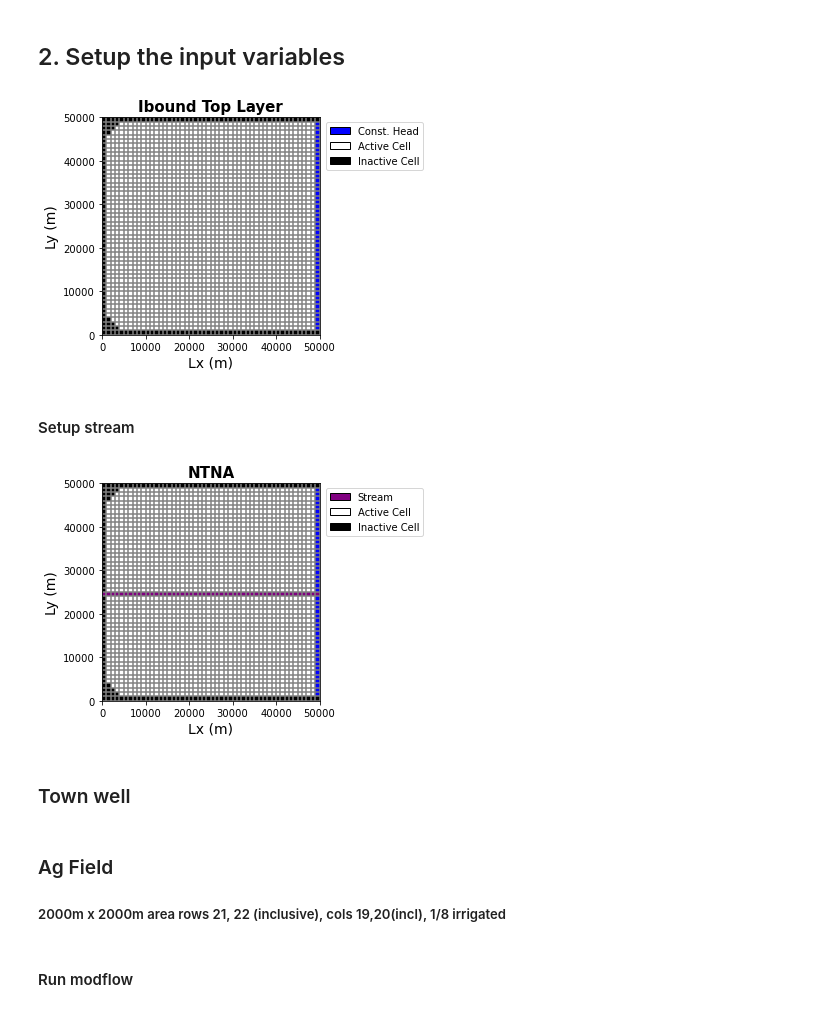
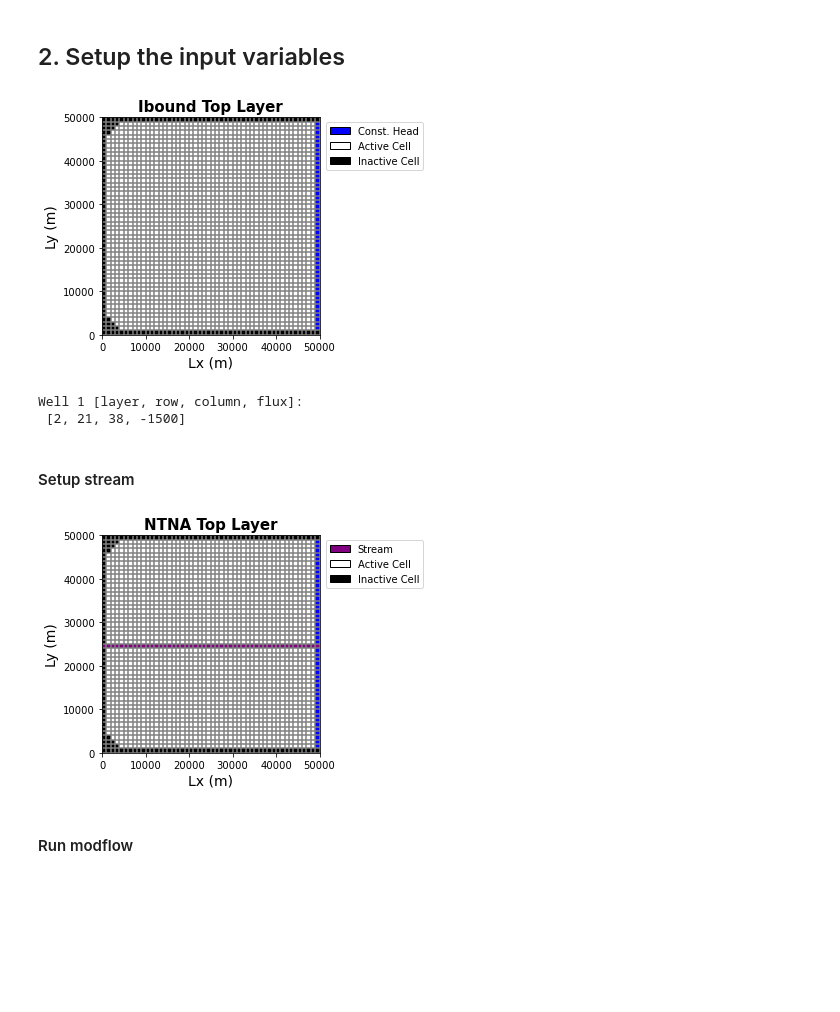
Before and after one commit to GW-modelling-Spring2022/homework-akahler03, a Jupyter notebook: Working/HW12_WatershedModel/COPY_HW12_restart_HW10.ipynb, the cells around one changed output. Cells and saved outputs as stored; diff of their text form; code cells hidden in the pictures; blank space fills up the shorter version.

```diff
--- a/Working/HW12_WatershedModel/COPY_HW12_restart_HW10.ipynb
+++ b/Working/HW12_WatershedModel/COPY_HW12_restart_HW10.ipynb
@@ -228,8 +234,37 @@ plt.show(modelmap)
 #print("Well 1 [layer, row, column, flux]: \n", well_1)
 #wel_spd = {0: [well_1]} #putting the well in the bottom layer
 #wel = flopy.modflow.ModflowWel(model=m1, stress_period_data=wel_spd)
+
+# Town well (m3/day)
+townwell_row = 21
+townwell_col = 38
+townwell_Q = -1500    #m3/day
+townwell_layer = 2
+
+townwell_loc = (townwell_layer,townwell_row,townwell_col) #Well loc should be layer, row, column
+well_1 = [i for i in townwell_loc] + [townwell_Q]
+print("Well 1 [layer, row, column, flux]: \n", well_1)
+wel_spd = {0: [well_1]} #putting the well in the bottom layer
+wel = flopy.modflow.ModflowWel(model=m1, stress_period_data=wel_spd)
+
+# Ag well (m3/day)
+agwell_row = 12
+agwell_col = 14
+agwell_layer = 0
+Q_wheat = -3000
+Q_pist = -4500
+Q_cott = -6000
+
+#Output control - OC
+spd = {(0,0):['print head', 'print budget', 'save head', 'save budget']} #create a dictionary for stress period data, where key (0,0) is associated with value ['print...']
+oc = flopy.modflow.ModflowOc(model=m1, stress_period_data=spd, compact=True)
+
+#Numerical solver - pcg
+pcg = flopy.modflow.ModflowPcg(model=m1)
 # %% [output]
 [figure]
+Well 1 [layer, row, column, flux]:
+ [2, 21, 38, -1500]
 # %% [markdown]
 #### Setup stream
 # %%
@@ -319,35 +354,32 @@ str_segd = {0: seg_info}  #save the stream info in a segment dictionary
 strm = flopy.modflow.mfstr.ModflowStr(m1, mxacts=nreach, nss=nseg, ntrib=ntrib, ndiv=0,icalc=icalc, const=const, ipakcb=53, istcb2=53, dtype=None, stress_period_data=str_spd, segment_data=str_segd, extension='str')
 
 #Layer properties - lpf
 lpf = flopy.modflow.ModflowLpf(m1, laytyp=uncnf, hk=Kh,
                                vka=Kz, ss=Ss,
                                sy=Sy,storagecoefficient=True, ipakcb=53)
 
 #Recharge
 rech_zone = np.zeros((nrow,ncol))               #define an array of zeros of dim (nrow,ncol)
 #rech_zone[:,0:16] = recharge                   #recharge only occurs in 15 leftmost columns
 
 #Ag recharge
 rech_zone[21:23,:] = 1/8 * recharge     #inclusive
 rech_zone[:,19:21] = 1/8 * recharge     #inclusive
 
-
 rch = flopy.modflow.mfrch.ModflowRch(model=m1, rech=rech_zone, ipakcb=53)     #create rch object
 
 #Plot model grid with stream
 modelmap = flopy.plot.PlotMapView(model=m1, layer=0)
 grid=modelmap.plot_grid()
 ib = modelmap.plot_ibound()
 plt.xlabel('Lx (m)', fontsize=14)
 plt.ylabel('Ly (m)', fontsize=14)
-plt.title('NTNA', fontsize=15, fontweight='bold')
+plt.title('NTNA Top Layer', fontsize=15, fontweight='bold')
 str_m = modelmap.plot_bc('STR')
 plt.legend(handles=[mp.patches.Patch(color='purple',label='Stream', ec='black'),
        mp.patches.Patch(color='white',label='Active Cell',ec='black'),
                    mp.patches.Patch(color='black',label='Inactive Cell',ec='black')],
                    bbox_to_anchor=(1.5,1.0))
 plt.show(modelmap)
 # %% [output]
-[figure, old version]
+[figure, new version]
-# %% [markdown]
-### Town well
@@ -367,6 +386,3 @@ wel = flopy.modflow.ModflowWel(model=m1, stress_period_data=wel_spd)
-# %% [markdown]
-### Ag Field
-##### 2000m x 2000m area rows 21, 22 (inclusive), cols 19,20(incl), 1/8 irrigated
 # %% [markdown]
 #### Run modflow
 # %%
```
Also changed, not shown: parts of 6 cells of this notebook.
